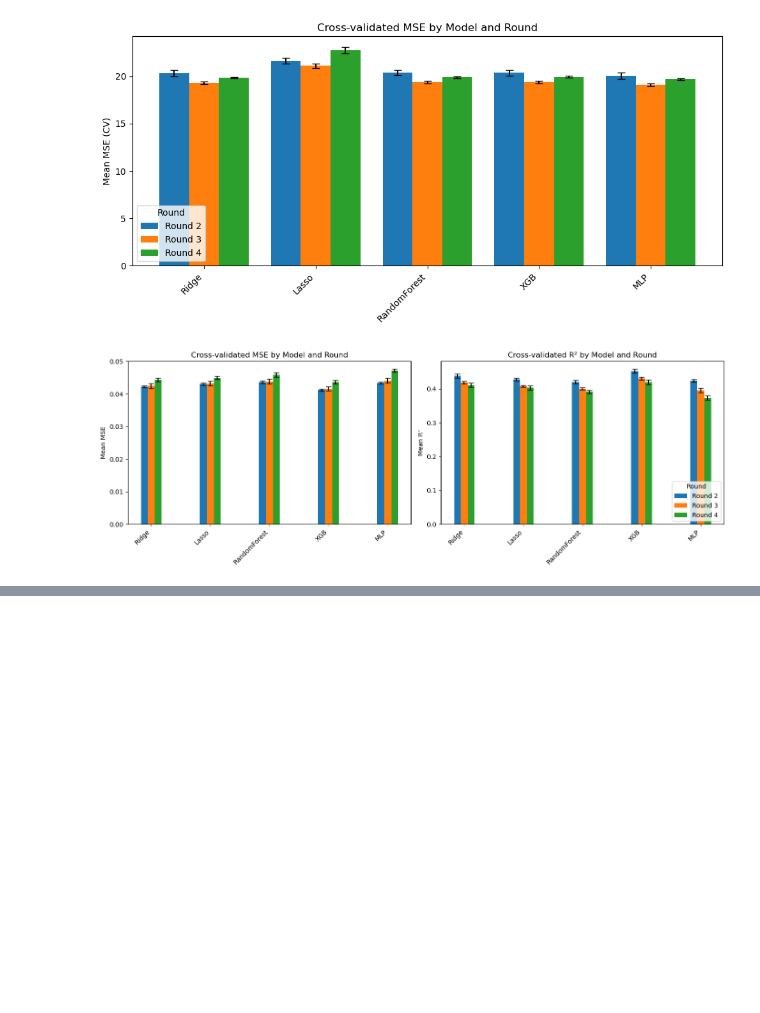
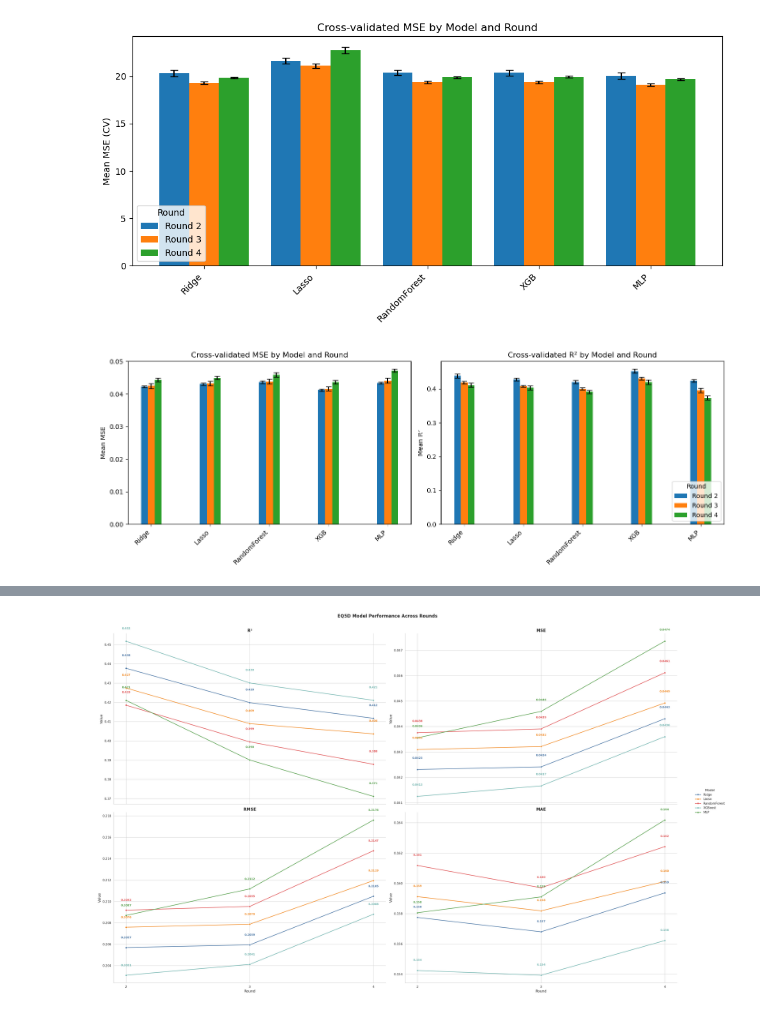
Before and after one commit to aabbylam/hda-project, a Jupyter notebook: hrqol_scores/combined_graph.ipynb, the cells around one changed output, grey strips where cells are left out. Cells and saved outputs as stored; diff of their text form; code cells hidden in the pictures; blank space fills up the shorter version.

```diff
--- a/hrqol_scores/combined_graph.ipynb
+++ b/hrqol_scores/combined_graph.ipynb
@@ -125,0 +191,91 @@ plt.show()
+# %%
+import pandas as pd
+import matplotlib.pyplot as plt
+import seaborn as sns
+import numpy as np
+
+# Load and combine data
+dfs = []
+for rnd in [2, 3, 4]:
+    df = pd.read_csv(f'/rds/general/user/hsl121/home/hda_project/hrqol/results/eq5d_round{rnd}/eq5d_round{rnd}_results.csv')
+    df['Round'] = rnd
+    df['rmse_mean'] = np.sqrt(df['mse_mean'])
+    dfs.append(df)
+
+combined_df = pd.concat(dfs)
+
+# Rename XGB to XGBoost for consistency
+combined_df['Model'] = combined_df['Model'].replace({'XGB': 'XGBoost'})
+
+# Melt for plotting
+melted_df = pd.melt(
+    combined_df,
+    id_vars=['Model', 'Round'],
+    value_vars=['r2_mean', 'mse_mean', 'rmse_mean', 'mae_mean'],
+    var_name='Metric',
+    value_name='Value'
+)
+
+# Clean metric names
+metric_names = {
+    'r2_mean': 'R²',
+    'mse_mean': 'MSE',
+    'rmse_mean': 'RMSE',
+    'mae_mean': 'MAE'
+}
+melted_df['Metric'] = melted_df['Metric'].map(metric_names)
+
+# Custom color palette
+palette = {
+    'Ridge': '#4e79a7',
+    'Lasso': '#f28e2b',
+    'RandomForest': '#e15759',
+    'XGBoost': '#76b7b2',
+    'MLP': '#59a14f'
+}
+
+# Updated FacetGrid
+g = sns.FacetGrid(
+    melted_df, col='Metric', col_wrap=2,  # one plot per row
+    hue='Model', height=10, aspect=1.7,  # make each plot wider
+    palette=palette, sharey=False
+)
+
+g.map(sns.lineplot, 'Round', 'Value', marker='o', markersize=6, linewidth=2)
+
+# Updated annotation section
+for ax, metric in zip(g.axes.flat, melted_df['Metric'].unique()):
+    metric_data = melted_df[melted_df['Metric'] == metric]
+    for model in combined_df['Model'].unique():
+        model_data = metric_data[metric_data['Model'] == model]
+        for _, row in model_data.iterrows():
+            # Finer offset control
+            if metric == 'R²':
+                y_offset = 0.006
+            elif metric == 'MAE':
+                y_offset = 0.0006
+            elif metric == 'MSE':
+                y_offset = 0.0004
+            else:  # RMSE
+                y_offset = 0.0008
+            ax.text(row['Round'], row['Value'] + y_offset,
+                    f'{row["Value"]:.4f}' if metric in ['MSE', 'RMSE'] else f'{row["Value"]:.3f}',
+                    ha='center', va='bottom', fontsize=10,
+                    color=palette[model], fontweight='bold')
+
+    ax.set_title(metric, fontsize=15, fontweight='bold')
+    ax.set_xlabel('Round', fontsize=13)
+    ax.set_ylabel('Value', fontsize=13)
+    ax.set_xticks([2, 3, 4])
+
+# Adjust legend and layout
+g.add_legend(title='Model', title_fontsize=12, fontsize=11, bbox_to_anchor=(1.02, 0.5), loc='center left')
+plt.gcf().set_size_inches(30, 20)
+
+
+plt.tight_layout()
+plt.subplots_adjust(top=0.93)
+plt.suptitle('EQ5D-5L Model Performance Across Rounds', fontsize=16, fontweight='bold')
+plt.show()
+# %% [output]
+[figure, added]
```
Also changed, not shown: parts of 3 cells of this notebook, 24 other files.
